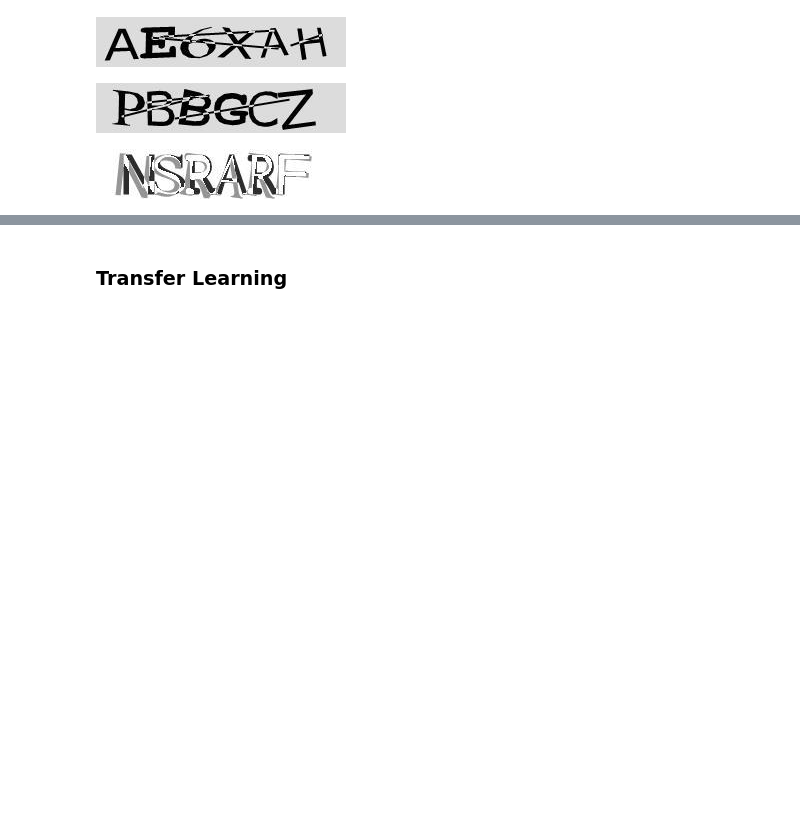
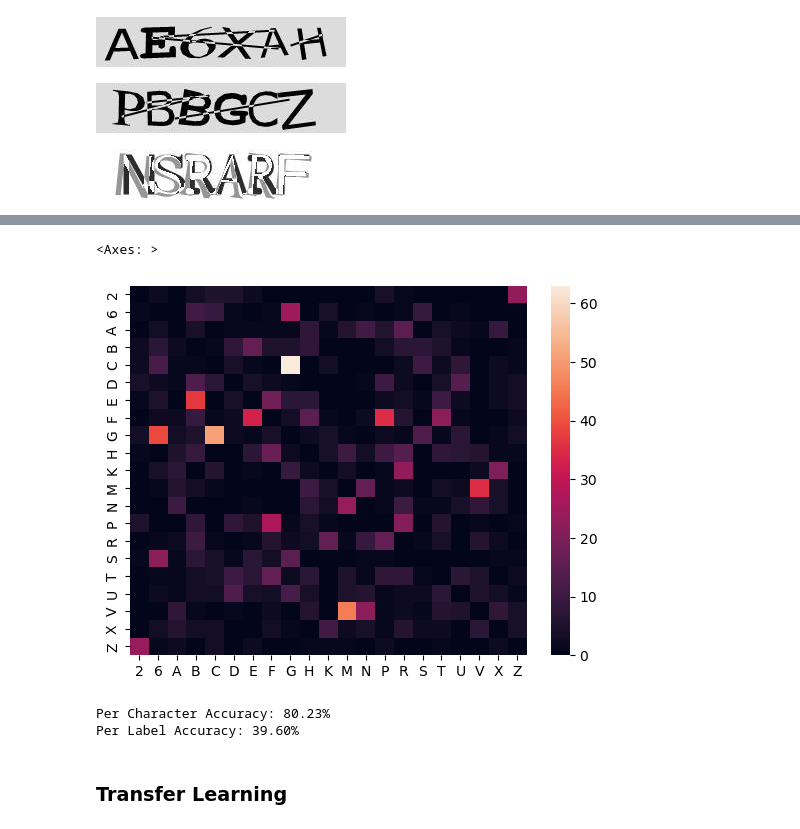
Before and after one commit to hfmull/IBM-ML-Professional-Certificate, a Jupyter notebook: Deep-Learning-Final-Project/Deep-Learning-FP.ipynb, the cells around one changed output, grey strips where cells are left out. Drawn from its saved outputs; the diff is of its cells as text; code cells hidden in the pictures; blank space fills up the shorter version.

Commit message:
finished analysis and saved images for DL final project

```diff
--- a/Deep-Learning-Final-Project/Deep-Learning-FP.ipynb
+++ b/Deep-Learning-Final-Project/Deep-Learning-FP.ipynb
@@ -363,7 +346,0 @@ Epoch 15/15
-# %%
-results = np.zeros((n_test,6), dtype=object)
-for i in range(6):
-    y_pred = pred_classes(models[i].predict(X_test))
-    results[:,i] = encoder.inverse_transform(y_pred).flatten()
-
-results
@@ -438,0 +375,14 @@ pd.DataFrame([results_0[idx], labels_test[idx, 0]], index=['Predicted', 'True'])
+# %%
+l = np.unique(labels_test)
+n_labels = len(l)
+mismatches = pd.DataFrame(np.zeros((n_labels, n_labels)), index=l, columns=l, dtype=int)
+for i in range(results1.shape[0]):
+    for j in range(6):
+        if results1[i,j] == labels_test[i,j]:
+            continue
+        mismatches.loc[labels_test[i,j], results1[i,j]] += 1
+
+sns.heatmap(mismatches)
+# %% [output]
+<Axes: >
+[figure, added]
@@ -439,3 +397,8 @@ pd.DataFrame([results_0[idx], labels_test[idx, 0]], index=['Predicted', 'True'])
+# %%
+label_accuracy(labels_test, results1)
+# %% [output]
+Per Character Accuracy: 80.23%
+Per Label Accuracy: 39.60%
 # %% [markdown]
 ### Transfer Learning
 # %%
```
Also changed, not shown: parts of 43 cells of this notebook, 5 other files.
